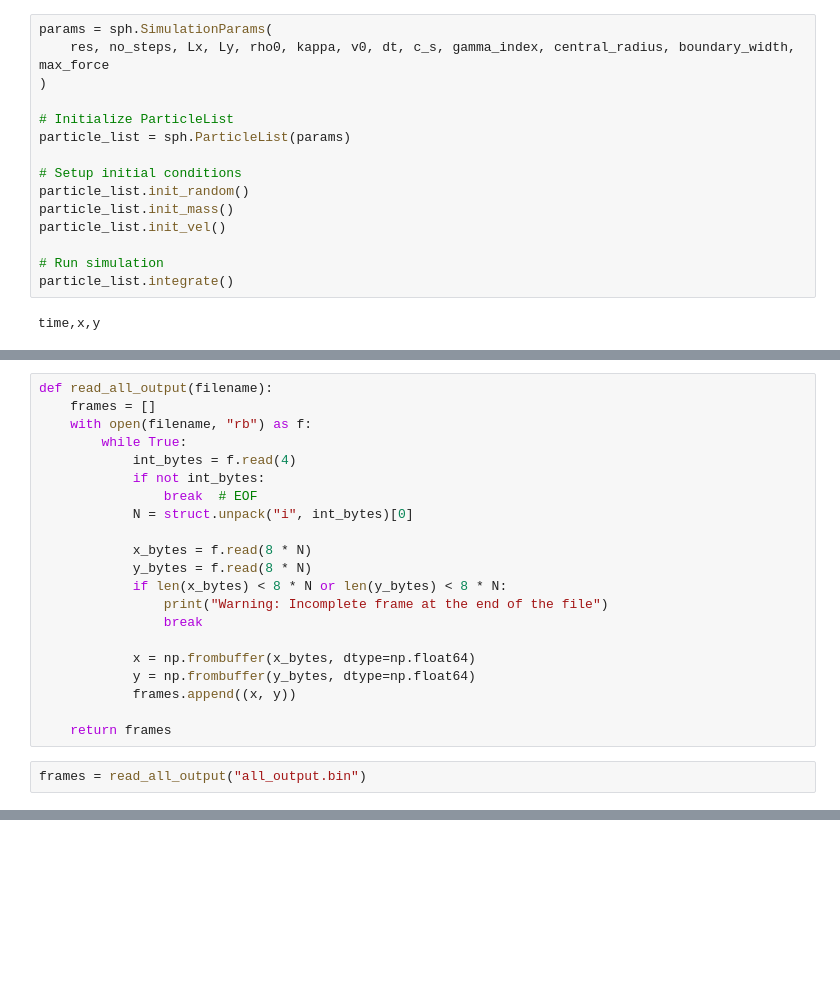
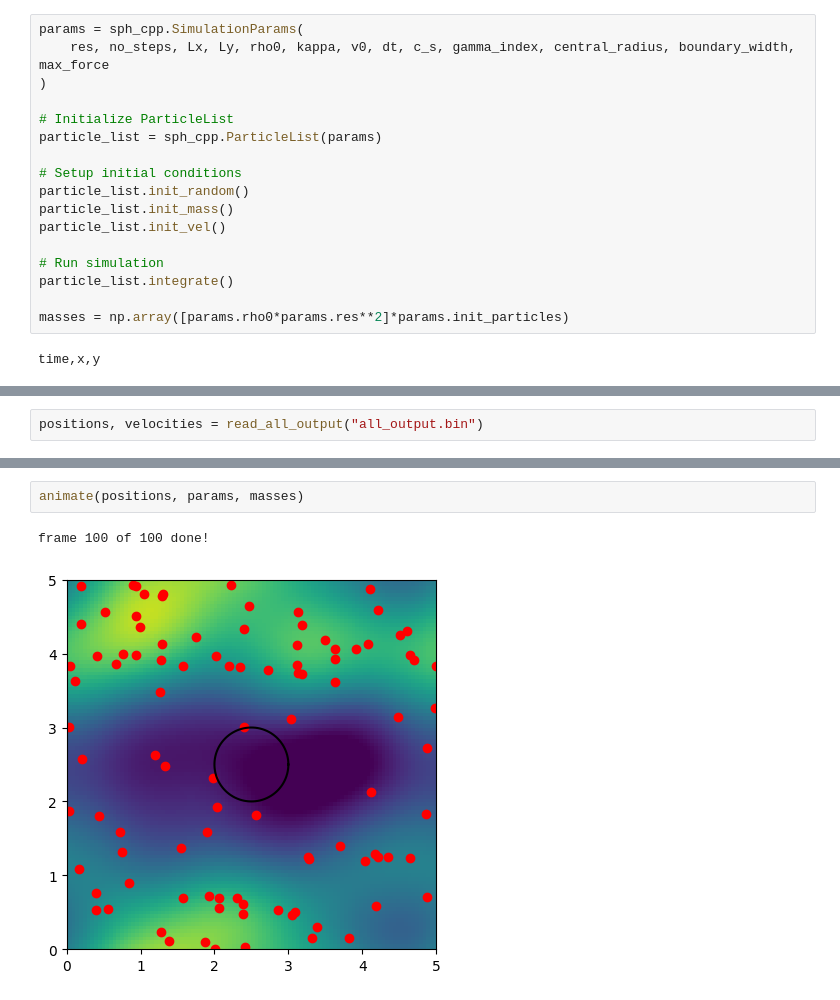
Before and after one commit to slagnews/drag_sph, a Jupyter notebook: cpp_test.ipynb, the cells around one changed output, grey strips where cells are left out. Cells and saved outputs as stored; diff of their text form; blank space fills up the shorter version.

```diff
--- a/cpp_test.ipynb
+++ b/cpp_test.ipynb
@@ -26,10 +25,10 @@ Run simulation
 # %%
-params = sph.SimulationParams(
+params = sph_cpp.SimulationParams(
     res, no_steps, Lx, Ly, rho0, kappa, v0, dt, c_s, gamma_index, central_radius, boundary_width, max_force
 )
 
 # Initialize ParticleList
-particle_list = sph.ParticleList(params)
+particle_list = sph_cpp.ParticleList(params)
 
 # Setup initial conditions
 particle_list.init_random()
@@ -38,6 +37,8 @@ particle_list.init_vel()
 
 # Run simulation
 particle_list.integrate()
+
+masses = np.array([params.rho0*params.res**2]*params.init_particles)
 # %% [output]
 time,x,y
 # %% [markdown]
@@ -45,23 +46,2 @@ Read data
-# %%
-def read_all_output(filename):
-    frames = []
-    with open(filename, "rb") as f:
-        while True:
-            int_bytes = f.read(4)
-            if not int_bytes:
-                break  # EOF
-            N = struct.unpack("i", int_bytes)[0]
-
-            x_bytes = f.read(8 * N)
-            y_bytes = f.read(8 * N)
-            if len(x_bytes) < 8 * N or len(y_bytes) < 8 * N:
-                print("Warning: Incomplete frame at the end of the file")
-                break
-
-            x = np.frombuffer(x_bytes, dtype=np.float64)
-            y = np.frombuffer(y_bytes, dtype=np.float64)
-            frames.append((x, y))
-
-    return frames
 # %%
-frames = read_all_output("all_output.bin")
+positions, velocities = read_all_output("all_output.bin")
@@ -175,0 +48,5 @@ plt.show()
+# %%
+animate(positions, params, masses)
+# %% [output]
+frame 100 of 100 done!
+[figure, added]
```
Also changed, not shown: parts of 6 cells of this notebook, 9 other files.
